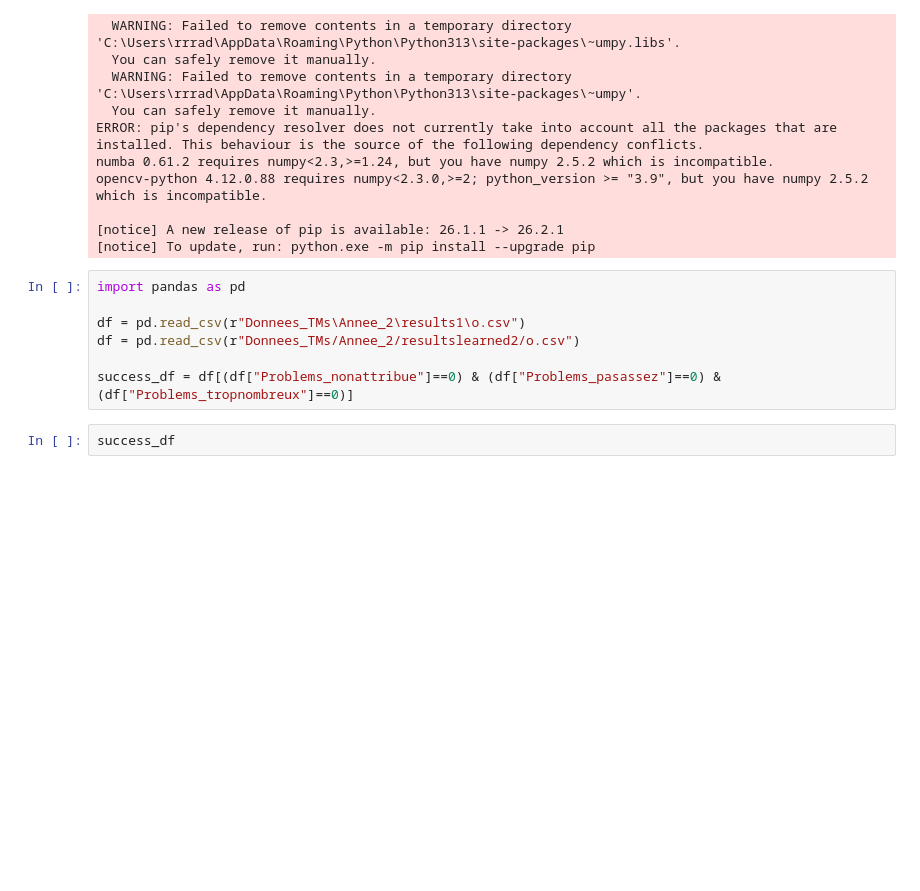
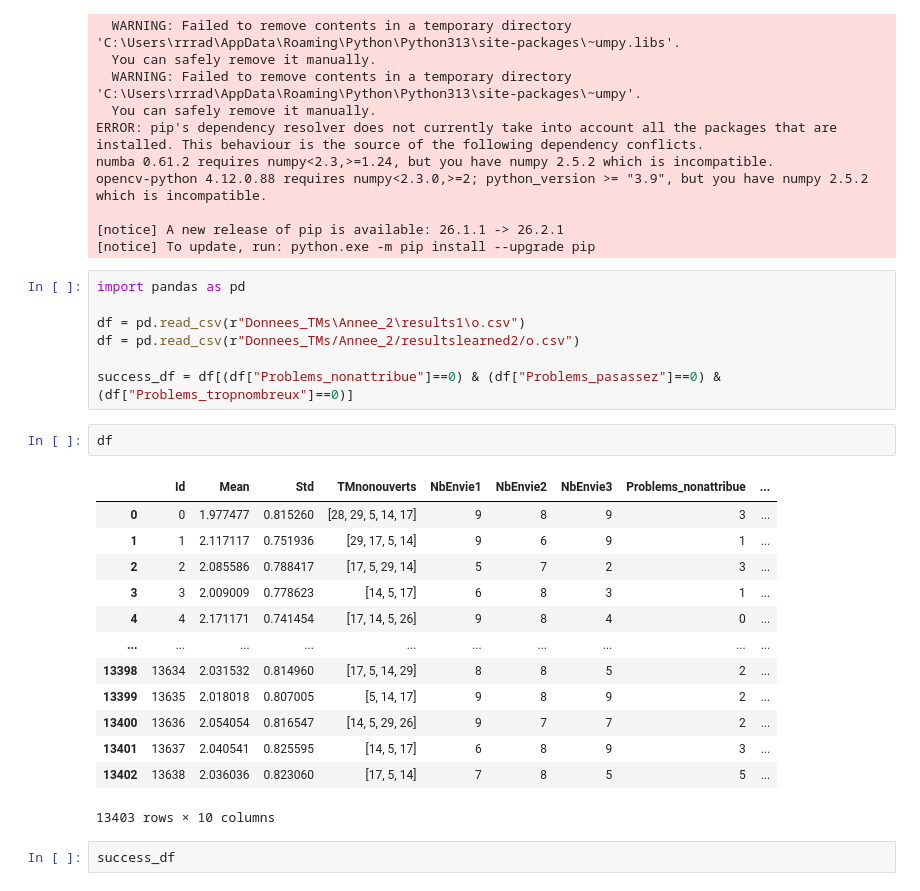
Before and after one commit to RadoTheProgrammer/TM-code, a Jupyter notebook: sandbox.ipynb, the cells around one changed output. Saved outputs shown, nothing was run; the diff lists cells and outputs as text; blank space fills up the shorter version.

```diff
--- a/sandbox.ipynb
+++ b/sandbox.ipynb
@@ -513,6 +513,22 @@ df = pd.read_csv(r"Donnees_TMs\Annee_2\results1\o.csv")
 df = pd.read_csv(r"Donnees_TMs/Annee_2/resultslearned2/o.csv")
 
 success_df = df[(df["Problems_nonattribue"]==0) & (df["Problems_pasassez"]==0) & (df["Problems_tropnombreux"]==0)]
+# %%
+df
+# %% [output]
+|  | Id | Mean | Std | TMnonouverts | NbEnvie1 | NbEnvie2 | NbEnvie3 | Problems_nonattribue | ... |
+| 0 | 0 | 1.977477 | 0.815260 | [28, 29, 5, 14, 17] | 9 | 8 | 9 | 3 | ... |
+| 1 | 1 | 2.117117 | 0.751936 | [29, 17, 5, 14] | 9 | 6 | 9 | 1 | ... |
+| 2 | 2 | 2.085586 | 0.788417 | [17, 5, 29, 14] | 5 | 7 | 2 | 3 | ... |
+| 3 | 3 | 2.009009 | 0.778623 | [14, 5, 17] | 6 | 8 | 3 | 1 | ... |
+| 4 | 4 | 2.171171 | 0.741454 | [17, 14, 5, 26] | 9 | 8 | 4 | 0 | ... |
+| ... | ... | ... | ... | ... | ... | ... | ... | ... | ... |
+| 13398 | 13634 | 2.031532 | 0.814960 | [17, 5, 14, 29] | 8 | 8 | 5 | 2 | ... |
+| 13399 | 13635 | 2.018018 | 0.807005 | [5, 14, 17] | 9 | 8 | 9 | 2 | ... |
+| 13400 | 13636 | 2.054054 | 0.816547 | [14, 5, 29, 26] | 9 | 7 | 7 | 2 | ... |
+| 13401 | 13637 | 2.040541 | 0.825595 | [14, 5, 17] | 6 | 8 | 9 | 3 | ... |
+| 13402 | 13638 | 2.036036 | 0.823060 | [17, 5, 14] | 7 | 8 | 5 | 5 | ... |
+13403 rows × 10 columns
 # %%
 success_df
 # %% [output]
```
Also changed, not shown: parts of 2 cells of this notebook, 5 other files.
